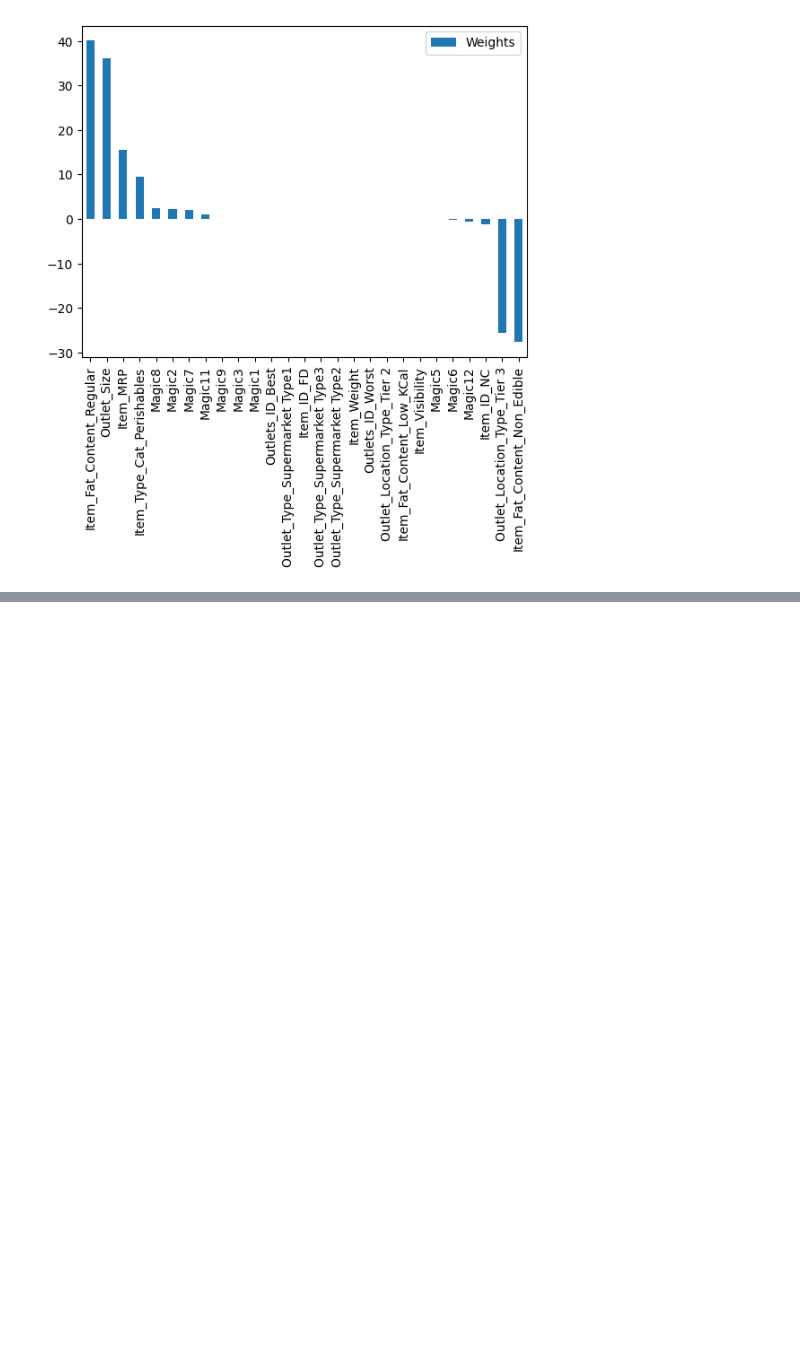
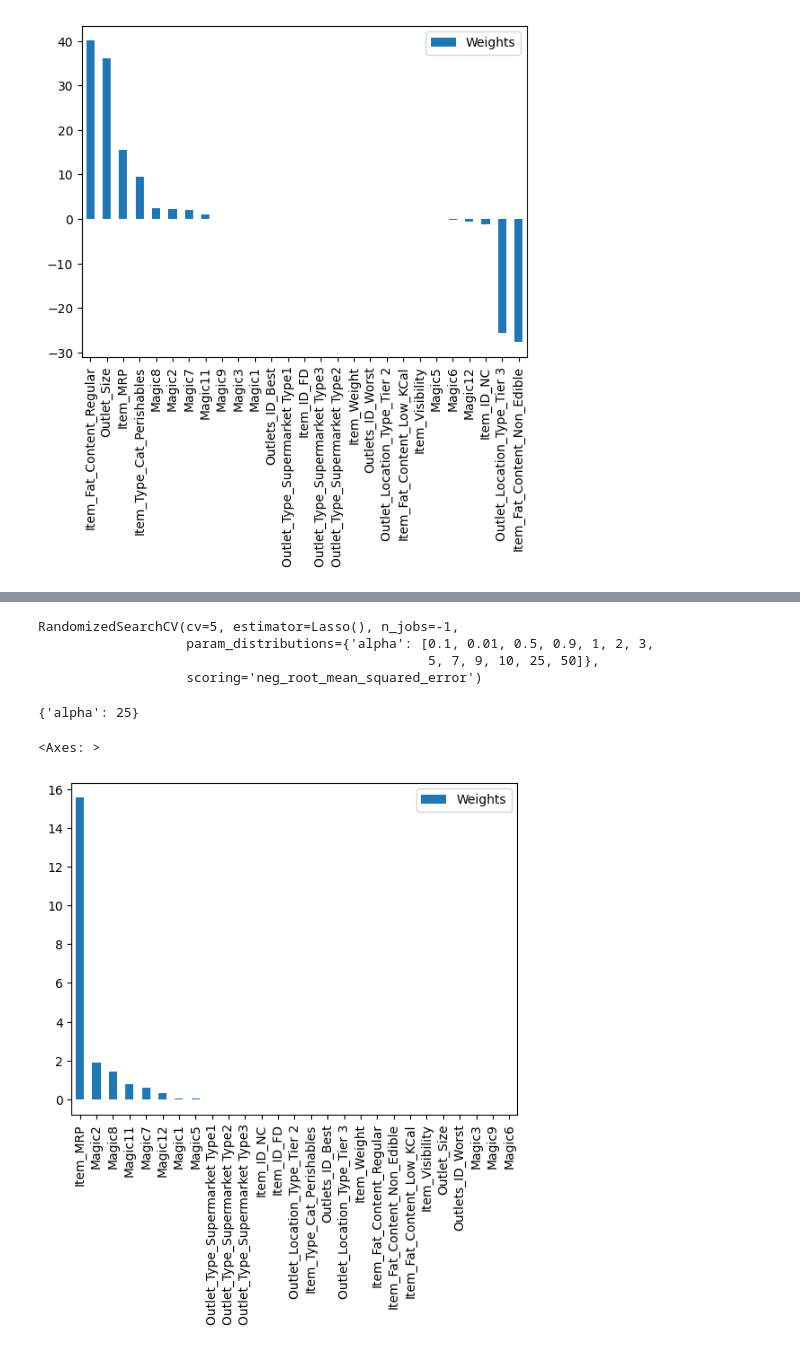
Before and after one commit to mukul-mschauhan/big-mart, a Jupyter notebook: Bigmart_Sales_Statistics_Version.ipynb, the cells around one changed output, grey strips where cells are left out. Saved outputs shown, nothing was run; the diff lists cells and outputs as text; code cells hidden in the pictures; blank space fills up the shorter version.

```diff
--- a/Bigmart_Sales_Statistics_Version.ipynb
+++ b/Bigmart_Sales_Statistics_Version.ipynb
@@ -1056,0 +1107,29 @@ sort_values(ascending = False, by = "Weights").plot(kind = "bar")
+# %%
+# Parameter Tuning for Lasso
+
+lasso = Lasso()
+params = {"alpha":[0.1, 0.01, 0.5, 0.9, 1, 2, 3, 5, 7, 9, 10, 25, 50]}
+rcv = RandomizedSearchCV(estimator = lasso,
+                         param_distributions = params,
+                         cv = 5, n_jobs = -1,
+                         scoring = "neg_root_mean_squared_error")
+
+rcv.fit(dummyx, y)
+# %% [output]
+RandomizedSearchCV(cv=5, estimator=Lasso(), n_jobs=-1,
+                   param_distributions={'alpha': [0.1, 0.01, 0.5, 0.9, 1, 2, 3,
+                                                  5, 7, 9, 10, 25, 50]},
+                   scoring='neg_root_mean_squared_error')
+# %%
+rcv.best_params_
+# %% [output]
+{'alpha': 25}
+# %%
+lasso = Lasso(alpha = 25)
+pred = lasso.fit(dummyx, y).predict(dummytest)
+# %%
+pd.DataFrame(lasso.coef_, columns = ["Weights"], index = dummyx.columns).\
+sort_values(ascending = False, by = "Weights").plot(kind = "bar")
+# %% [output]
+<Axes: >
+[figure, added]
```
Also changed, not shown: parts of 11 cells of this notebook.
